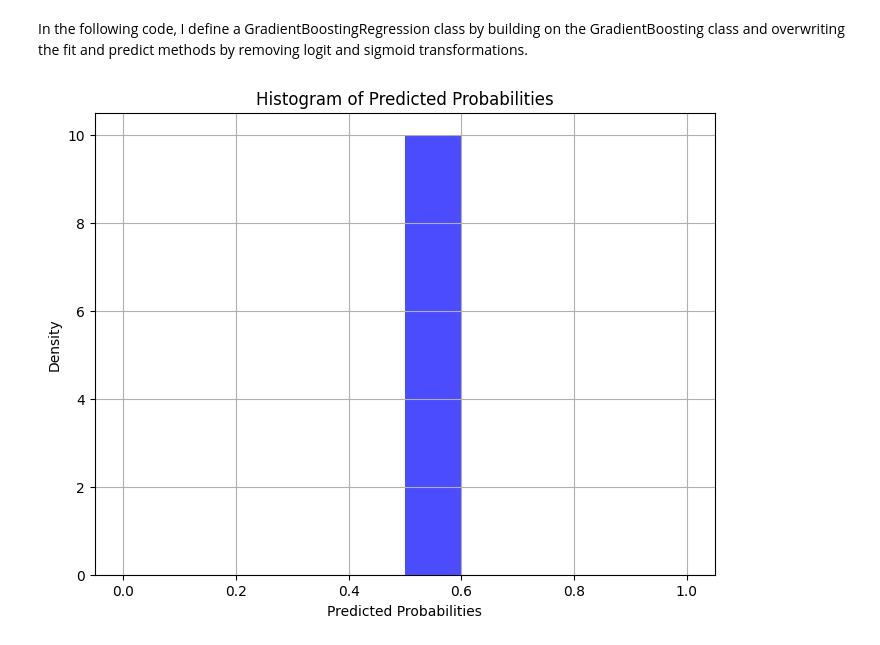
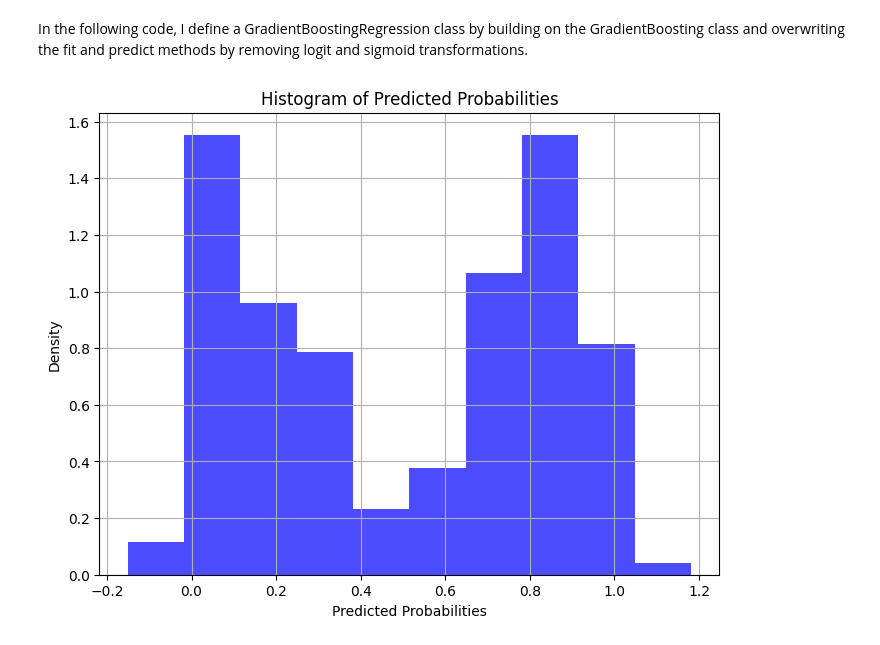
Before and after one commit to jeremysb1/xgboost, a Jupyter notebook: decision_trees.ipynb, the cells around one changed output. Saved outputs shown, nothing was run; the diff lists cells and outputs as text; code cells hidden in the pictures.

```diff
--- a/decision_trees.ipynb
+++ b/decision_trees.ipynb
@@ -290,31 +290,32 @@ class GradientBoostingRegression(GradientBoosting):
 
         for k in range(self.n_estimators):
             gradient = self.gradient(y, y_pred)
             tree = DecisionTreeRegressor(**self.params)
             tree.fit(X, -gradient)
+            self.trees.append(tree)
             y_pred += self.learning_rate * tree.predict(X)
 
     def predict(self, X):
         y_pred = self.init * np.ones((X.shape[0],))
         for tree in self.trees:
             y_pred += self.learning_rate * tree.predict(X)
         return y_pred
 
 reg = GradientBoostingRegression(n_estimators=300,
                                  learning_rate=0.1,
                                  max_depth=4,
                                  min_samples_leaf=3,
                                  random_state=0)
 
 reg.fit(X, y)
 
 proba = reg.predict(Xt)
 plt.figure(figsize=(8, 6))
 plt.hist(proba, bins=10, density=True, color='blue', alpha=0.7)
 plt.xlabel('Predicted Probabilities')
 plt.ylabel('Density')
 plt.title('Histogram of Predicted Probabilities')
 plt.grid(True)
 plt.show()
 # %% [output]
-[figure, old version]
+[figure, new version]
```
